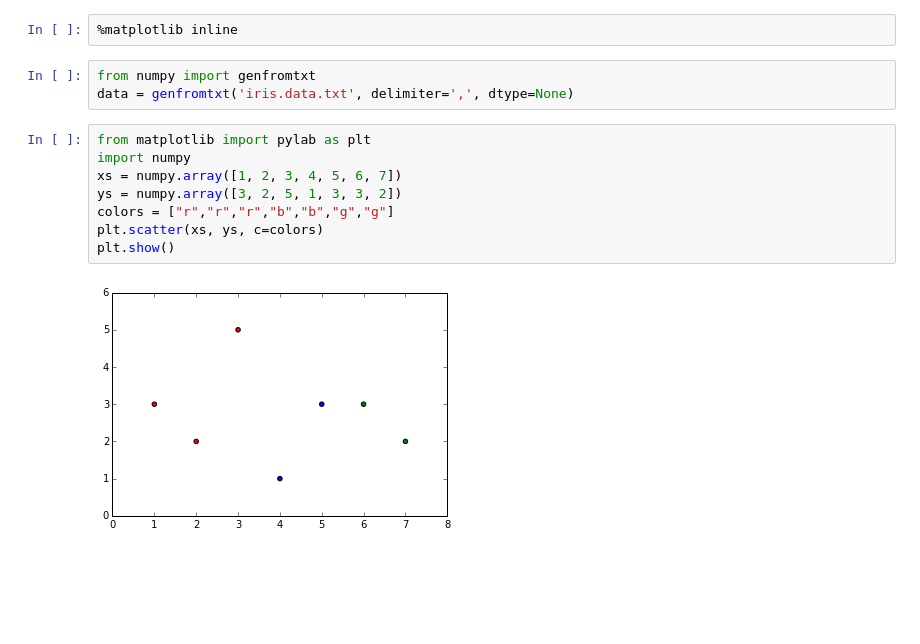
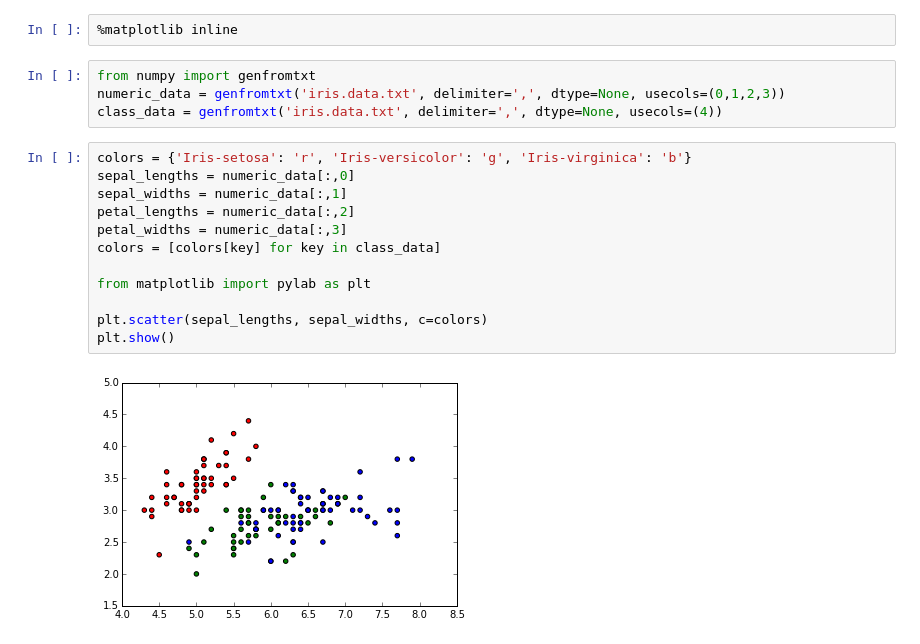
Before and after one commit to raudabaugh/applied-machine-learning, a Jupyter notebook: lab0/lab0.ipynb, the cells around one changed output. Saved outputs shown, nothing was run; the diff lists cells and outputs as text; blank space fills up the shorter version.

Commit message:
Add plots for iris data.

```diff
--- a/lab0/lab0.ipynb
+++ b/lab0/lab0.ipynb
@@ -2,14 +2,19 @@
 %matplotlib inline
 # %%
 from numpy import genfromtxt
-data = genfromtxt('iris.data.txt', delimiter=',', dtype=None)
+numeric_data = genfromtxt('iris.data.txt', delimiter=',', dtype=None, usecols=(0,1,2,3))
+class_data = genfromtxt('iris.data.txt', delimiter=',', dtype=None, usecols=(4))
-# %%
-from matplotlib import pylab as plt
-import numpy
-xs = numpy.array([1, 2, 3, 4, 5, 6, 7])
-ys = numpy.array([3, 2, 5, 1, 3, 3, 2])
-colors = ["r","r","r","b","b","g","g"]
-plt.scatter(xs, ys, c=colors)
-plt.show()
-# %% [output]
-[figure, removed]
+# %%
+colors = {'Iris-setosa': 'r', 'Iris-versicolor': 'g', 'Iris-virginica': 'b'}
+sepal_lengths = numeric_data[:,0]
+sepal_widths = numeric_data[:,1]
+petal_lengths = numeric_data[:,2]
+petal_widths = numeric_data[:,3]
+colors = [colors[key] for key in class_data]
+
+from matplotlib import pylab as plt
+
+plt.scatter(sepal_lengths, sepal_widths, c=colors)
+plt.show()
+# %% [output]
+[figure, added]
```
Also changed, not shown: parts of 11 cells of this notebook.
